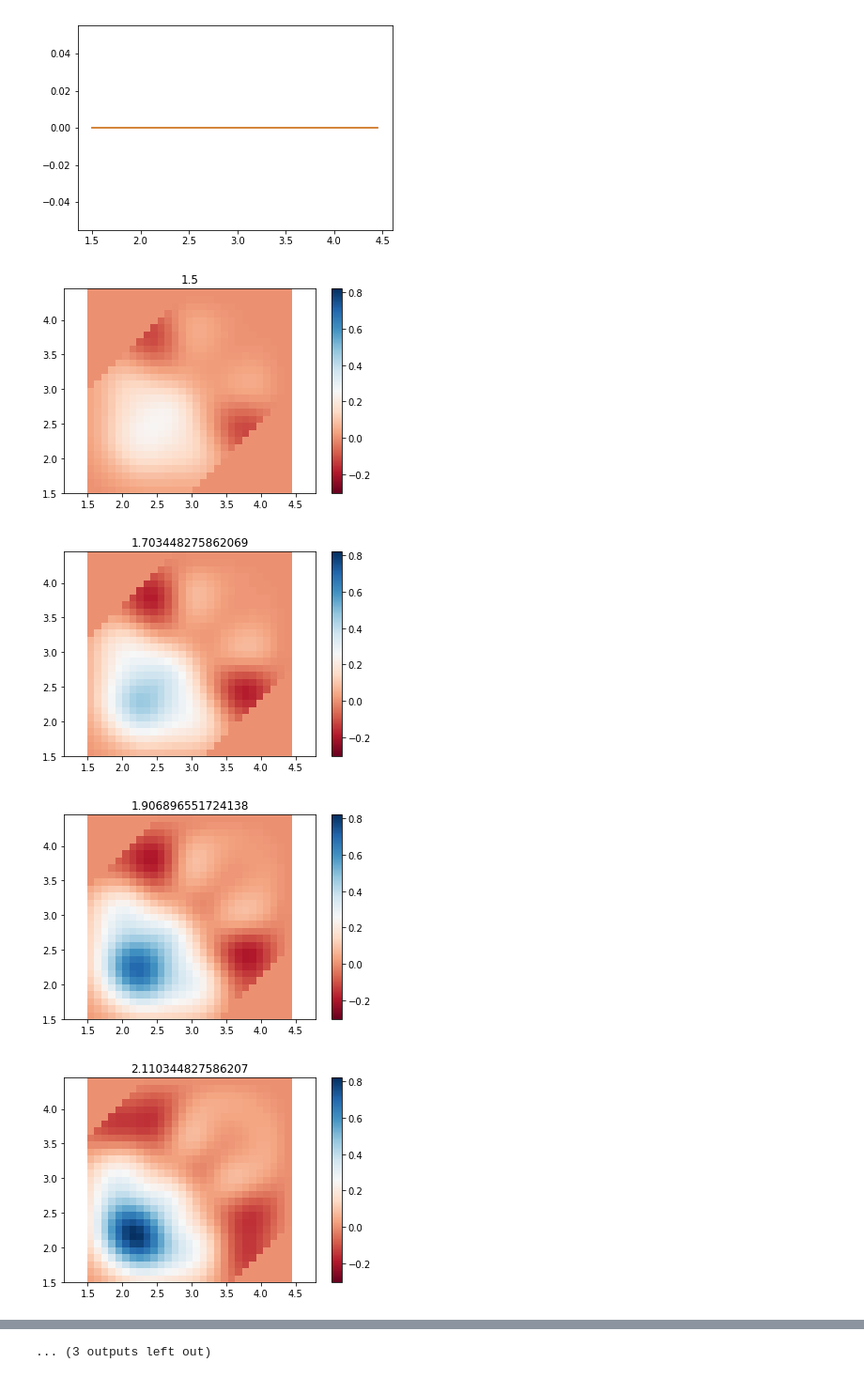
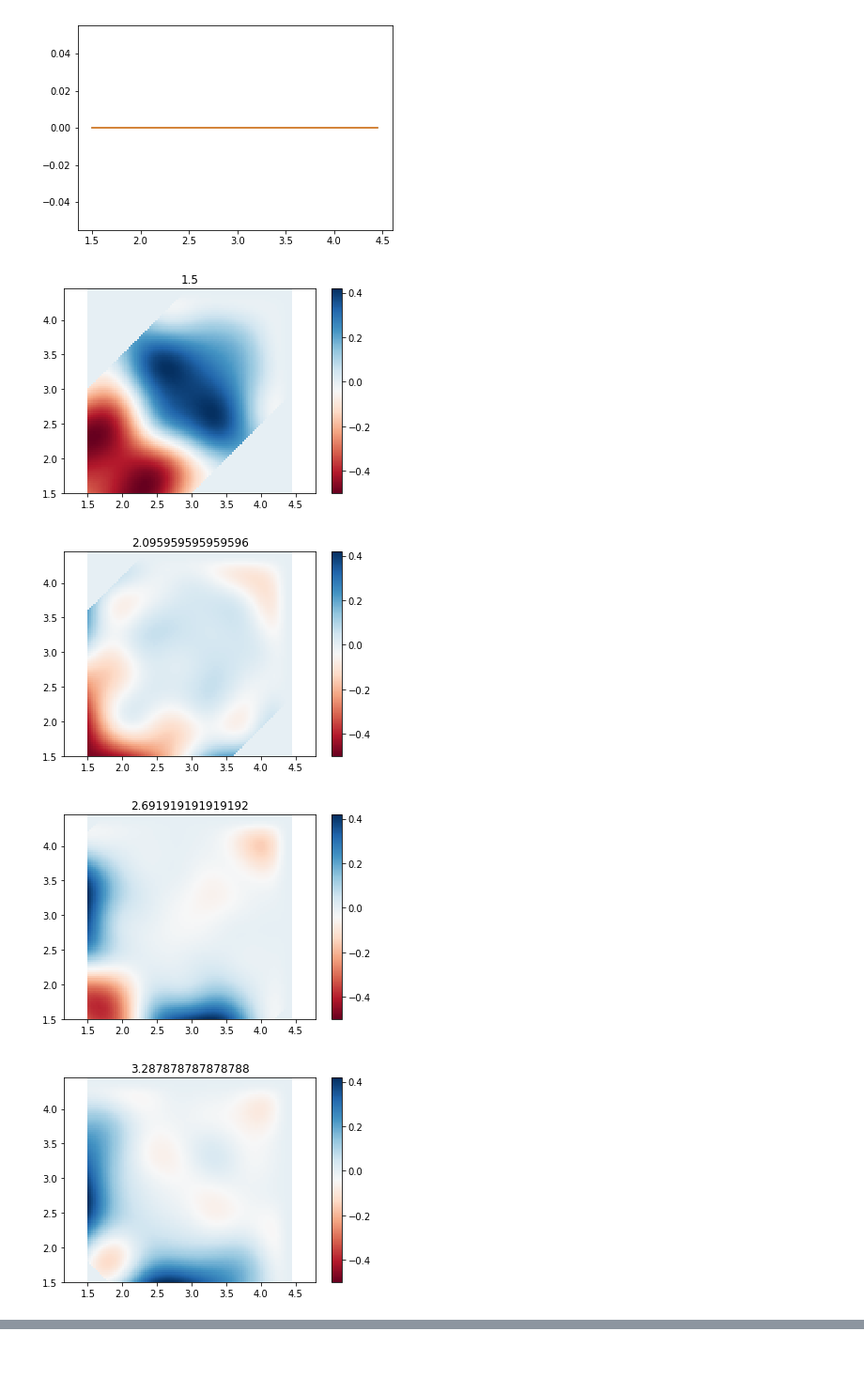
Before and after one commit to kcl-tscm/mff, a Jupyter notebook: test_Fe_vac.ipynb, the cells around one changed output, grey strips where cells are left out. Shown: that part at 94% size. Drawn from its saved outputs; the diff is of its cells as text; code cells hidden in the pictures.

```diff
--- a/test_Fe_vac.ipynb
+++ b/test_Fe_vac.ipynb
@@ -24,17 +24,17 @@ traj = read(str(filename), index=slice(0, 5))
 print('========== TwoBodySingleSpecies ==========')
 
 # future: TwoBodySingleSpecies.from_json(directory / 'test.json')
-# rs, element1, _, grid_data_1_1, _ = np.load(str(directory / 'MFF_2b_ntr_10_sig_1.00_cut_4.45.npy'))
 # rs, element1, _, grid_data_1_1, _ = np.load(str(directory / 'MFF_2b_ntr_20_sig_1.00_cut_4.45.npy'))
-rs, element1, _, grid_data_1_1, grid_data_1_1_1 = np.load(str(directory / 'MFF_3b_ntr_20_sig_0.40_cut_4.45.npy'))
-grid_1_1 = Spline1D(rs, grid_data_1_1)
+# rs, element1, _, grid_data_1_1, grid_data_1_1_1 = np.load(str(directory / 'MFF_2b_ntr_100_sig_0.30_cut_4.45.npy'))
+rs, element1, _, grid_data_1_1, grid_data_1_1_1 = np.load(str(directory / 'MFF_3b_ntr_100_sig_0.60_cut_4.45.npy'))
+grid_1_1 = Spline1D(rs, 1/3*grid_data_1_1)
 
-calc = TwoBodySingleSpecies(r_cut=3.7, grid_1_1=grid_1_1)
+calc = TwoBodySingleSpecies(r_cut=4.45, grid_2b=grid_1_1)
 
 atoms = traj[0]
 atoms.set_calculator(calc)
 
-rms = np.sqrt§(np.sum(np.square(atoms.arrays['force'] - atoms.get_forces()), axis=1))
+rms = np.sqrt(np.sum(np.square(atoms.arrays['force'] - atoms.get_forces()), axis=1))
 print('MAEF on forces: {:.4f} +- {:.4f}'.format(np.mean(rms), np.std(rms)))
 print(atoms.get_potential_energy())
 
@@ -76,15 +76,15 @@ plt.show()
 [figure]
 # %%
 z_min, z_max = np.min(-grid_data_1_1_1), np.max(-grid_data_1_1_1)
-for i in range(0, len(rs), 2):
+for i in range(0, len(rs), 20):
     plt.title(rs[i])
     plt.pcolor(rs, rs, -grid_data_1_1_1[:,:,i], cmap='RdBu', vmin=z_min, vmax=z_max)
     plt.colorbar()
     plt.axis('equal')
 
     plt.show()
 # %% [output]
-[figure, old version]
+[figure, new version]
-[figure, old version]
+[figure, new version]
-[figure, old version]
+[figure, new version]
-[figure, old version]
+[figure, new version]
@@ -99 +91,0 @@ for i in range(0, len(rs), 2):
-... (3 outputs left out)
```
Also changed, not shown: parts of 6 cells of this notebook, 7 other files.
